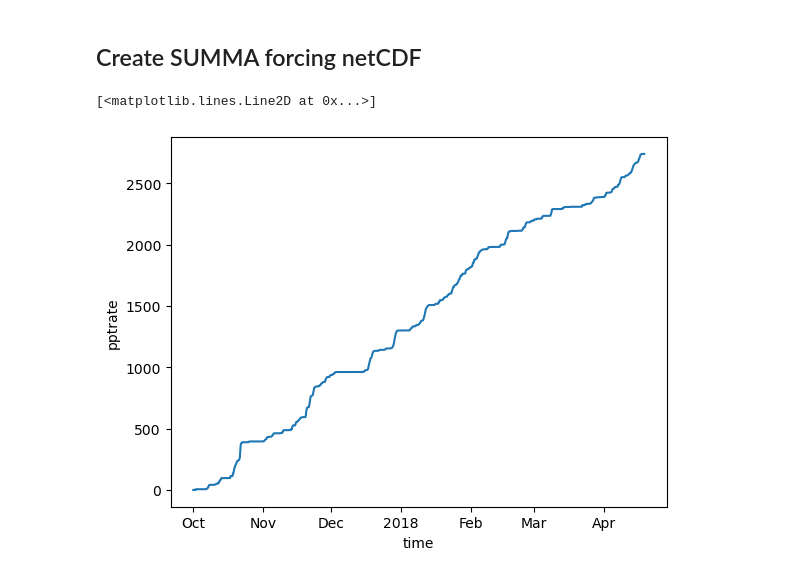
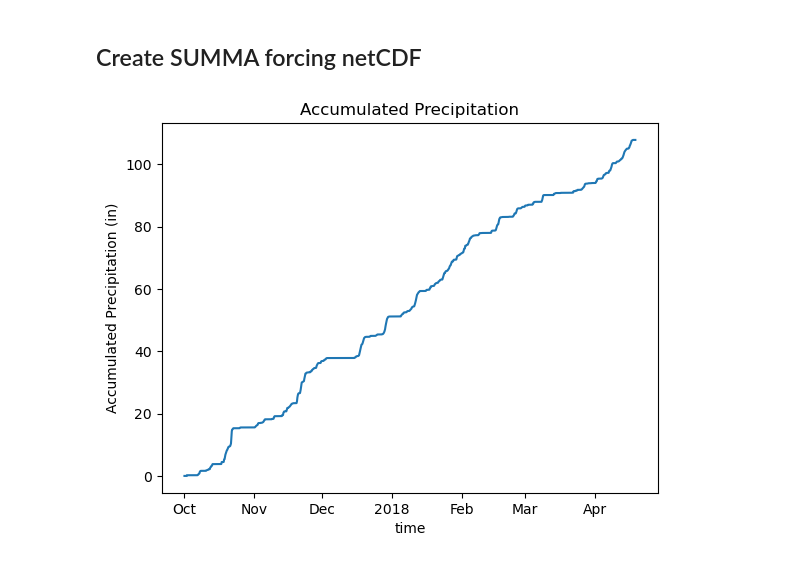
Before and after one commit to clinton-alden/summa, a Jupyter notebook: processing/snoq/snoq_proc2.ipynb, the cells around one changed output. Drawn from its saved outputs; the diff is of its cells as text; code cells hidden in the pictures.

```diff
--- a/processing/snoq/snoq_proc2.ipynb
+++ b/processing/snoq/snoq_proc2.ipynb
@@ -468,7 +468,9 @@ dsx.to_netcdf(out_path+out_name+'.nc',
                                          'units' : 'hours since 1990-01-01 00:00:00',
                                          'calendar' : 'standard'}})
 # %%
-(dsx.pptrate.cumsum()*3600).plot()
+(dsx.pptrate.cumsum()*3600/25.4).plot()
+plt.ylabel('Accumulated Precipitation (in)')
+plt.title('Accumulated Precipitation')
+plt.show()
 # %% [output]
-[<matplotlib.lines.Line2D at 0x...>]
-[figure, old version]
+[figure, new version]
```
Also changed, not shown: parts of 2 cells of this notebook, 1 other file.
